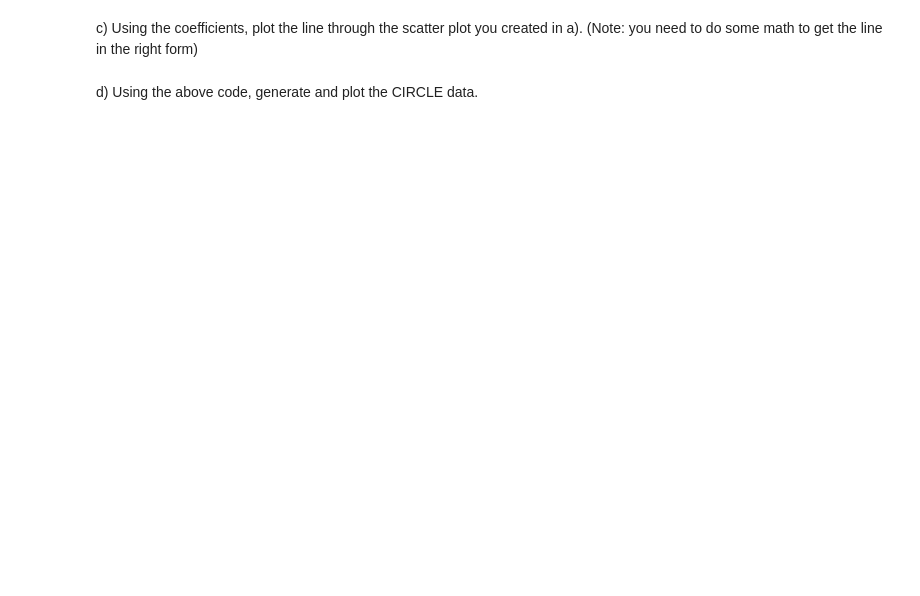
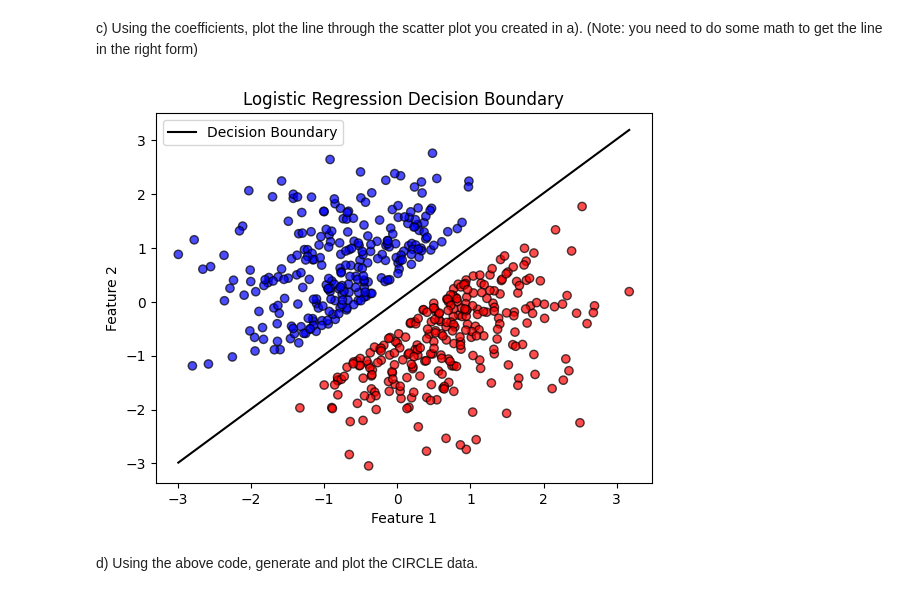
Before and after one commit to markyx316/Data-Science-Fundamentals, a Jupyter notebook: lecture_21/worksheet_21.ipynb, the cells around one changed output. Drawn from its saved outputs; the diff is of its cells as text; code cells hidden in the pictures; blank space fills up the shorter version.

```diff
--- a/lecture_21/worksheet_21.ipynb
+++ b/lecture_21/worksheet_21.ipynb
@@ -56,4 +75,19 @@ model.intercept_
 # %% [markdown]
 c) Using the coefficients, plot the line through the scatter plot you created in a). (Note: you need to do some math to get the line in the right form)
+# %%
+def plot_decision_boundary(X, Y, model):
+    plt.scatter(X[:, 0], X[:, 1], c=Y, cmap='bwr', alpha=0.7, edgecolors='k')
+    x_values = [np.min(X[:, 0]), np.max(X[:, 0])]
+    y_values = -(model.intercept_ + np.dot(model.coef_[0][0], x_values)) / model.coef_[0][1]
+    plt.plot(x_values, y_values, label="Decision Boundary", color="black")
+    plt.xlabel('Feature 1')
+    plt.ylabel('Feature 2')
+    plt.title('Logistic Regression Decision Boundary')
+    plt.legend()
+    plt.show()
+
+plot_decision_boundary(X, Y, model)
+# %% [output]
+[figure, added]
 # %% [markdown]
 d) Using the above code, generate and plot the CIRCLE data.
```
Also changed, not shown: parts of 24 cells of this notebook, 7 other files.
